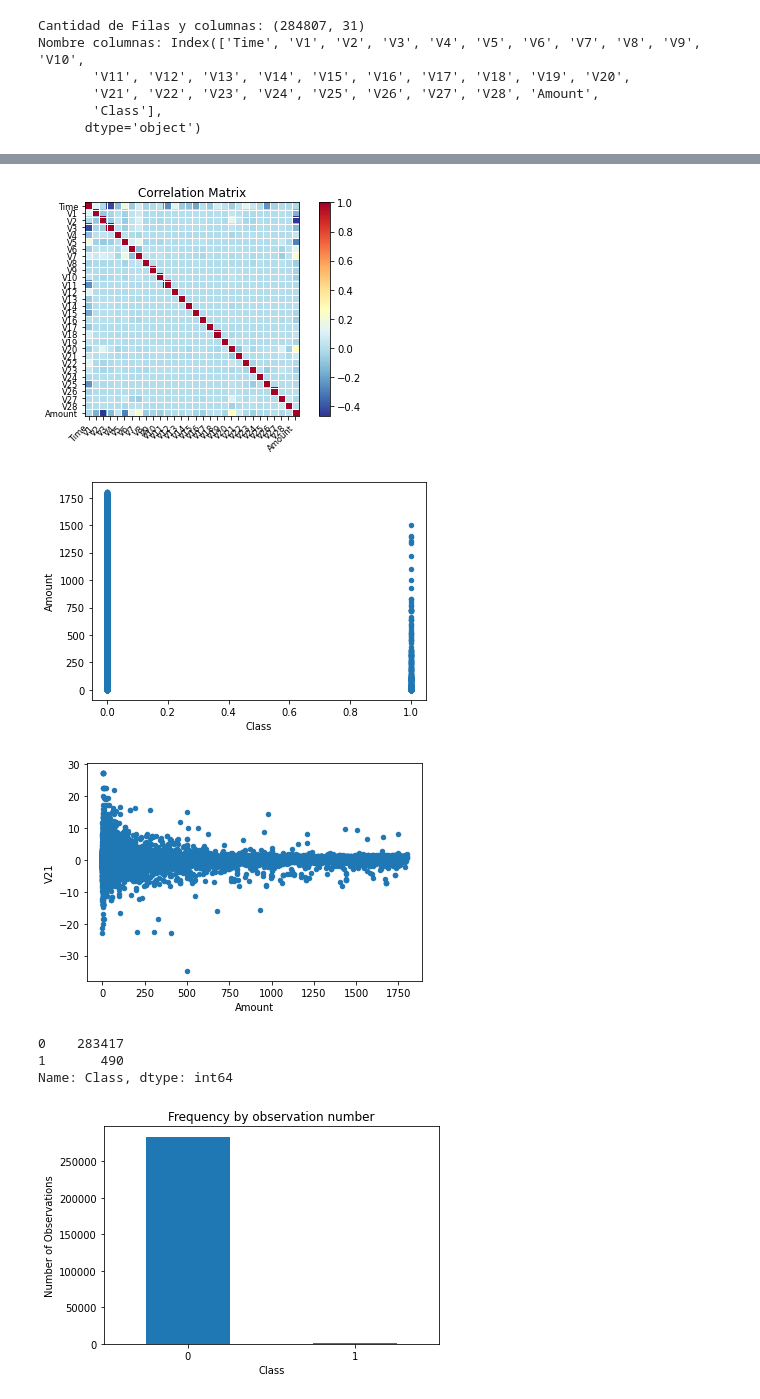
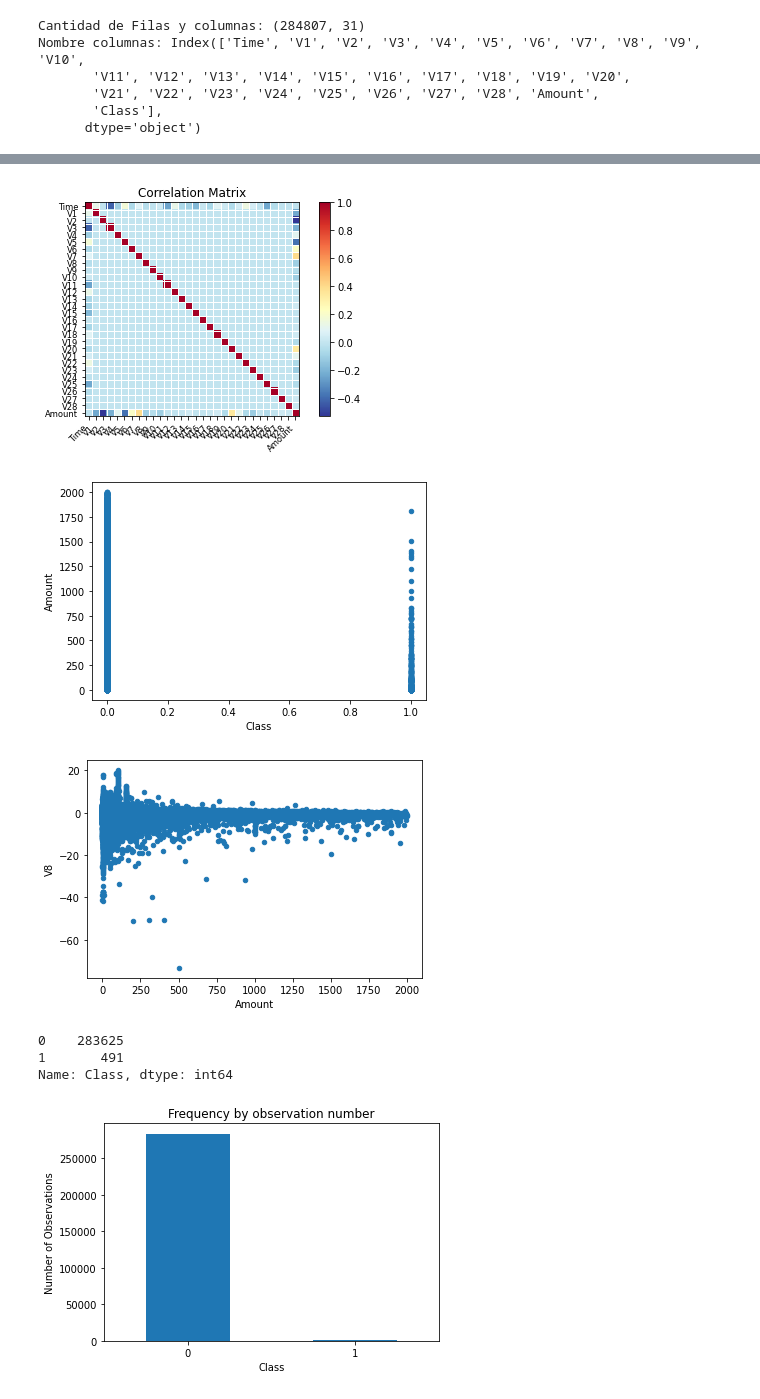
Before and after one commit to MiguelJ125/creditcard_Jaramillo, a Jupyter notebook: Creditcard_Jaramillo_EDA.ipynb, the cells around one changed output, grey strips where cells are left out. Drawn from its saved outputs; the diff is of its cells as text; code cells hidden in the pictures.

```diff
--- a/Creditcard_Jaramillo_EDA.ipynb
+++ b/Creditcard_Jaramillo_EDA.ipynb
@@ -65,31 +65,31 @@ df.describe()
 | 75% | 139320.500000 | 1.315642e+00 | 8.037239e-01 | 1.027196e+00 | 7.433413e-01 | 6.119264e-01 | 3.985649e-01 | 5.704361e-01 | 3.273459e-01 | 5.971390e-01 | 4.539234e-01 | ... |
 | max | 172792.000000 | 2.454930e+00 | 2.205773e+01 | 9.382558e+00 | 1.687534e+01 | 3.480167e+01 | 7.330163e+01 | 1.205895e+02 | 2.000721e+01 | 1.559499e+01 | 2.374514e+01 | ... |
 # %%
-filtro = df['Amount'] < 1800
+filtro = df['Amount'] < 2000
 df = df[filtro]
 # %%
 corr = df.set_index('Class').corr()
 sm.graphics.plot_corr(corr, xnames=list(corr.columns))
 plt.show()
 # %% [output]
-[figure, old version]
+[figure, new version]
 # %%
 scatter_plot=df.plot.scatter(x='Class',y='Amount')
 scatter_plot.plot()
 plt.show()
 # %% [output]
-[figure, old version]
+[figure, new version]
 # %%
-scatter_plot=df.plot.scatter(x='Amount',y='V21')
+scatter_plot=df.plot.scatter(x='Amount',y='V8')
 scatter_plot.plot()
 plt.show()
 # %% [output]
-[figure, old version]
+[figure, new version]
 # %%
 print(pd.value_counts(df['Class'], sort = True))
 # %% [output]
-0    283417
-1       490
+0    283625
+1       491
 Name: Class, dtype: int64
 # %%
 count_classes = pd.value_counts(df['Class'], sort = True)
```
Also changed, not shown: parts of 1 cell of this notebook.
